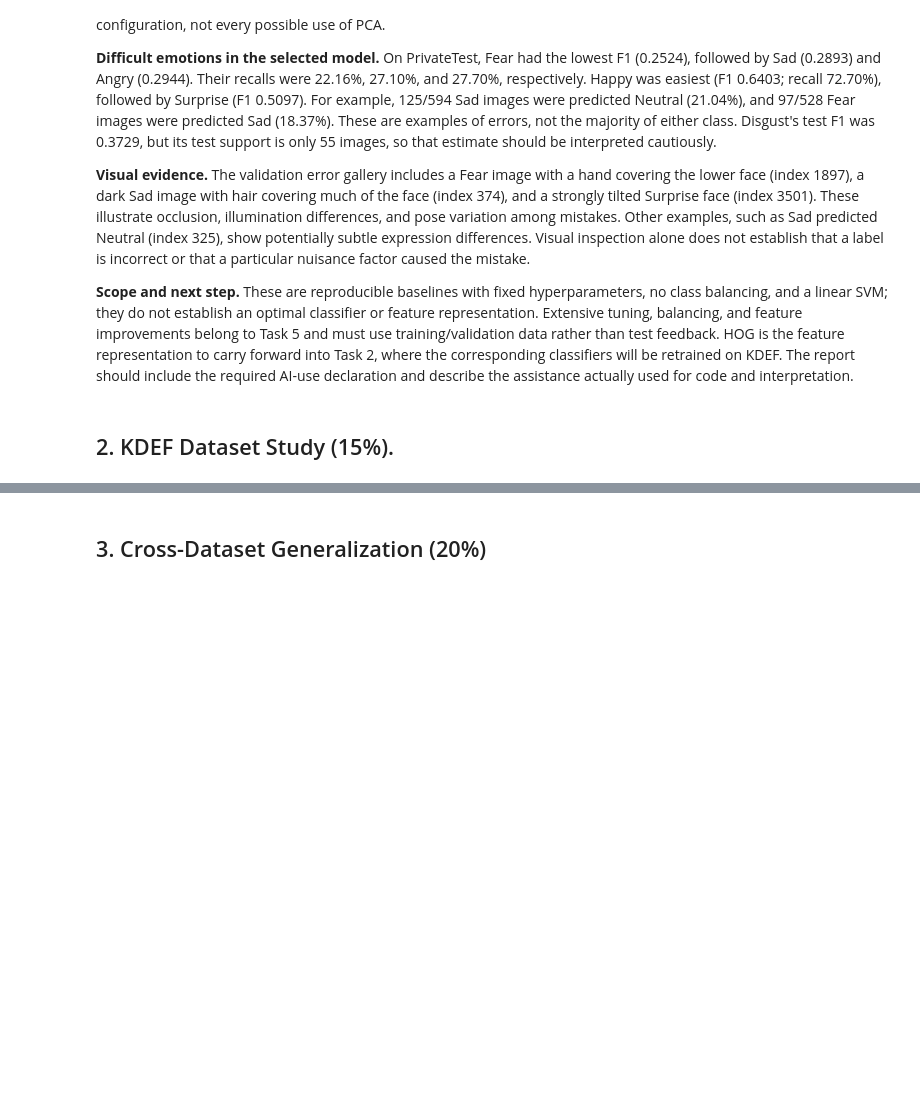
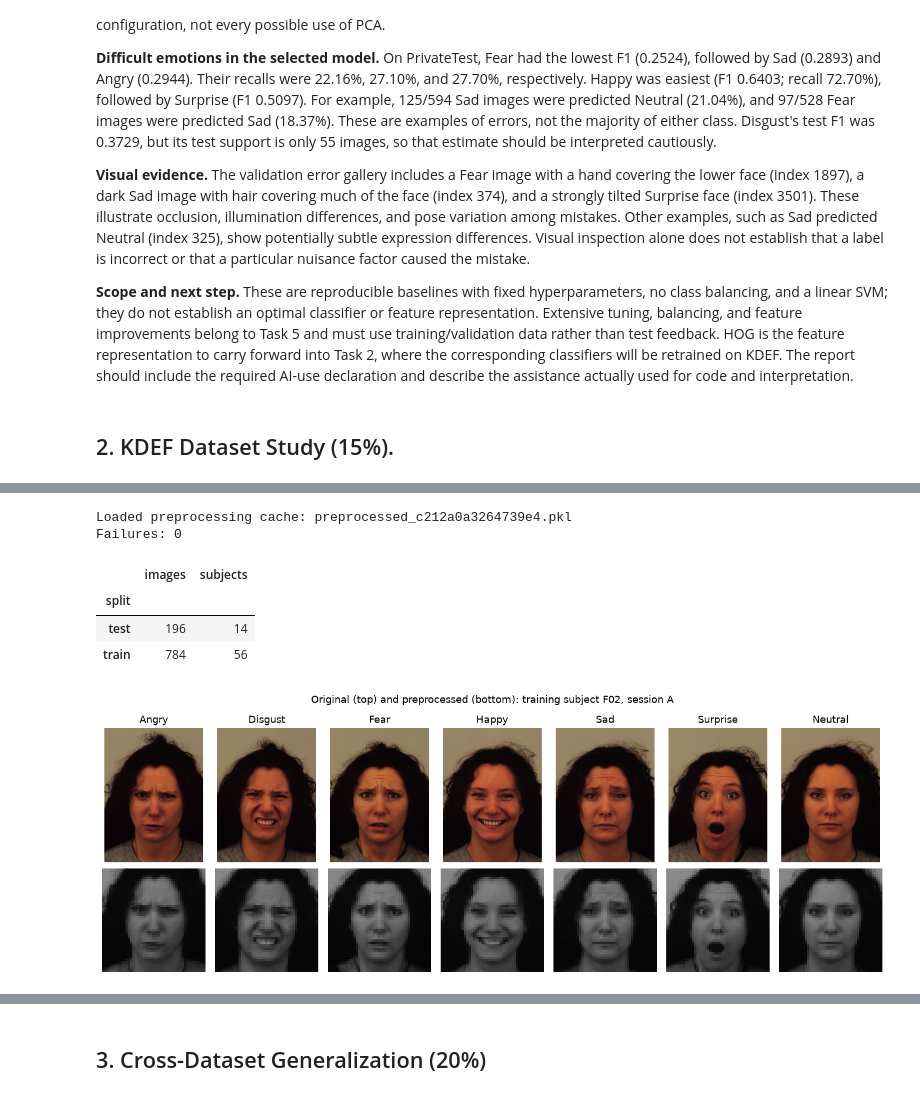
Before and after one commit to dhafinrizaldi/emotion-detection, a Jupyter notebook: emotion_detection_group11.ipynb, the cells around one changed output, grey strips where cells are left out. Saved outputs shown, nothing was run; the diff lists cells and outputs as text; code cells hidden in the pictures; blank space fills up the shorter version.

Commit message:
Complete Task 2 subject-independent KDEF study

```diff
--- a/emotion_detection_group11.ipynb
+++ b/emotion_detection_group11.ipynb
@@ -536,0 +664,69 @@ PCA was weakest for all three classifiers on both splits. Its 150 components ret
+# %%
+t2_preprocess_signature = {
+    'files': [(row.path, (T2_ROOT / row.path).stat().st_size,
+               (T2_ROOT / row.path).stat().st_mtime_ns)
+              for row in t2_frontal.itertuples()],
+    'preprocessing_sha256': hashlib.sha256((T2_ROOT / 'src/preprocess.py').read_bytes()).hexdigest(),
+    'detector_sha256': hashlib.sha256((T2_ROOT / 'faceAndLandmarkModels/haarcascade_frontalface_default.xml').read_bytes()).hexdigest(),
+    'opencv': cv2.__version__, 'output_size': [48, 48], 'margin': 0.20,
+}
+t2_cache_key = hashlib.sha256(json.dumps(t2_preprocess_signature, sort_keys=True).encode()).hexdigest()[:16]
+t2_cache_file = T2_CACHE / f'preprocessed_{t2_cache_key}.pkl'
+if t2_cache_file.exists():
+    t2_preprocessed = joblib.load(t2_cache_file)
+    print('Loaded preprocessing cache:', t2_cache_file.name)
+else:
+    start = perf_counter()
+    t2_success, t2_images_list, t2_failures_list = [], [], []
+    for number, row in enumerate(t2_frontal.to_dict('records'), start=1):
+        try:
+            image = preprocess_kdef_image(T2_ROOT / row['path'], output_size=(48, 48), margin=0.20)
+            assert image.shape == (48, 48) and image.dtype == np.float32
+            assert np.isfinite(image).all() and 0 <= image.min() <= image.max() <= 1
+            t2_success.append(row)
+            t2_images_list.append(image)
+        except (ValueError, cv2.error) as error:
+            t2_failures_list.append({**row, 'error': str(error)})
+        if number % 100 == 0:
+            print(f'Preprocessed {number}/{len(t2_frontal)} images', flush=True)
+    t2_preprocessed = {'images': np.stack(t2_images_list),
+                       'manifest': pd.DataFrame(t2_success),
+                       'failures': pd.DataFrame(t2_failures_list, columns=[*t2_frontal.columns, 'error'])}
+    joblib.dump(t2_preprocessed, t2_cache_file, compress=3)
+    print(f'Preprocessing elapsed: {perf_counter()-start:.1f}s')
+t2_images = t2_preprocessed['images']
+t2_manifest = t2_preprocessed['manifest'].reset_index(drop=True)
+t2_failures = t2_preprocessed['failures']
+t2_manifest.to_csv(T2_OUT / 'processed_manifest.csv', index=False)
+t2_failures.to_csv(T2_OUT / 'preprocessing_failures.csv', index=False)
+print('Failures:', len(t2_failures))
+if len(t2_failures):
+    display(t2_failures)
+display(t2_manifest.groupby('split').agg(images=('path', 'size'), subjects=('subject', 'nunique')))
+assert set(t2_manifest.loc[t2_manifest.split == 'train', 'subject']).isdisjoint(
+    set(t2_manifest.loc[t2_manifest.split == 'test', 'subject']))
+
+# Inspect one training identity/session; no test-based preprocessing adjustments.
+t2_example_subject = sorted(t2_train_subjects)[0]
+t2_examples = t2_manifest.loc[(t2_manifest.subject == t2_example_subject) &
+                               (t2_manifest.session == 'A')].sort_values('label')
+fig, axes = plt.subplots(2, 7, figsize=(13, 5))
+for ax in axes.flat:
+    ax.axis('off')
+for column, (index, row) in enumerate(t2_examples.iterrows()):
+    original = cv2.cvtColor(cv2.imread(str(T2_ROOT / row.path)), cv2.COLOR_BGR2RGB)
+    axes[0, column].imshow(original)
+    axes[0, column].set_title(T2_NAMES[row.label])
+    axes[1, column].imshow(t2_images[index], cmap='gray', vmin=0, vmax=1)
+fig.suptitle(f'Original (top) and preprocessed (bottom): training subject {t2_example_subject}, session A')
+plt.tight_layout()
+fig.savefig(T2_OUT / 'preprocessing_examples.png', dpi=160, bbox_inches='tight')
+plt.show()
+# %% [output]
+Loaded preprocessing cache: preprocessed_c212a0a3264739e4.pkl
+Failures: 0
+|  | images | subjects |
+| split |  |  |
+| test | 196 | 14 |
+| train | 784 | 56 |
+[figure, added]
```
Also changed, not shown: parts of 16 cells of this notebook, 26 other files.
